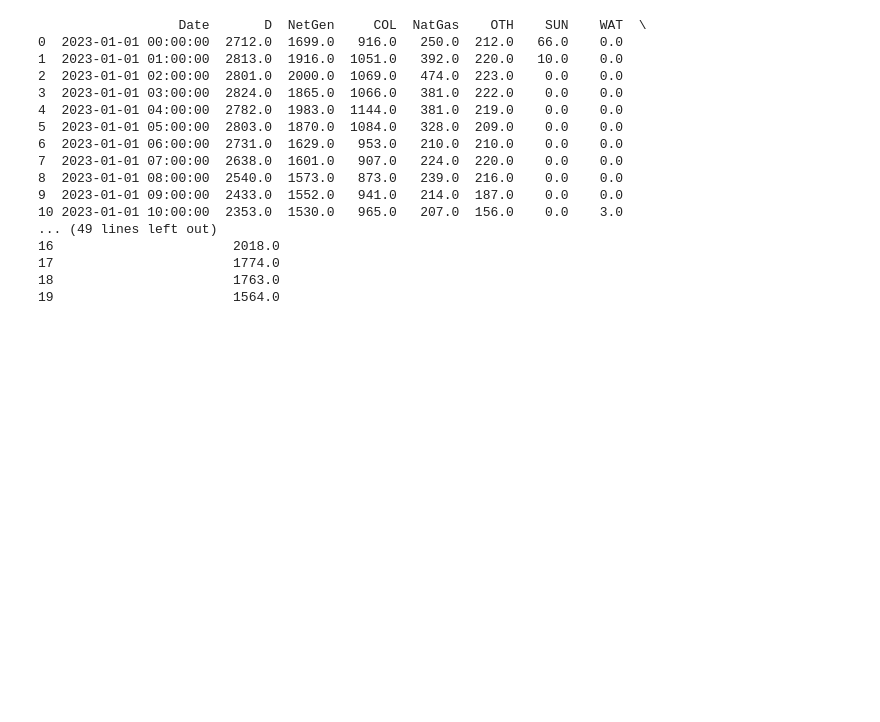
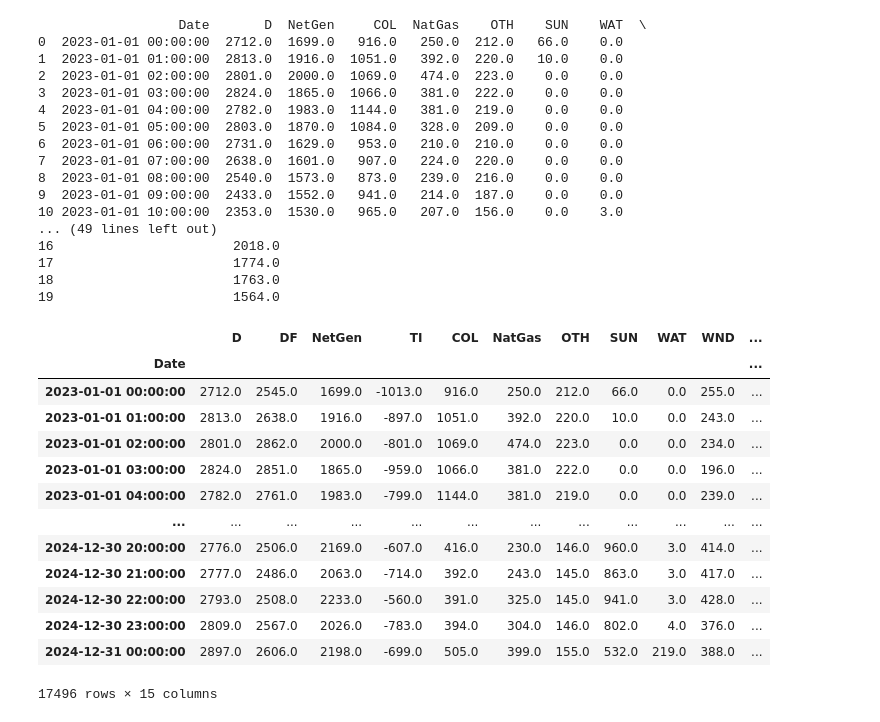
Before and after one commit to Sustainable-Building-Energy/Sustainable, a Jupyter notebook: LADWP_electricity.ipynb, the cells around one changed output. Drawn from its saved outputs; the diff is of its cells as text; code cells hidden in the pictures; blank space fills up the shorter version.

```diff
--- a/LADWP_electricity.ipynb
+++ b/LADWP_electricity.ipynb
@@ -741,3 +738,20 @@ df_merged.to_csv("ladwp_hourly_merged_with_differences.csv", index=False)
 17                       1774.0
 18                       1763.0
 19                       1564.0
+# %%
+df_merged
+# %% [output]
+|  | D | DF | NetGen | TI | COL | NatGas | OTH | SUN | WAT | WND | ... |
+| Date |  |  |  |  |  |  |  |  |  |  | ... |
+| 2023-01-01 00:00:00 | 2712.0 | 2545.0 | 1699.0 | -1013.0 | 916.0 | 250.0 | 212.0 | 66.0 | 0.0 | 255.0 | ... |
+| 2023-01-01 01:00:00 | 2813.0 | 2638.0 | 1916.0 | -897.0 | 1051.0 | 392.0 | 220.0 | 10.0 | 0.0 | 243.0 | ... |
+| 2023-01-01 02:00:00 | 2801.0 | 2862.0 | 2000.0 | -801.0 | 1069.0 | 474.0 | 223.0 | 0.0 | 0.0 | 234.0 | ... |
+| 2023-01-01 03:00:00 | 2824.0 | 2851.0 | 1865.0 | -959.0 | 1066.0 | 381.0 | 222.0 | 0.0 | 0.0 | 196.0 | ... |
+| 2023-01-01 04:00:00 | 2782.0 | 2761.0 | 1983.0 | -799.0 | 1144.0 | 381.0 | 219.0 | 0.0 | 0.0 | 239.0 | ... |
+| ... | ... | ... | ... | ... | ... | ... | ... | ... | ... | ... | ... |
+| 2024-12-30 20:00:00 | 2776.0 | 2506.0 | 2169.0 | -607.0 | 416.0 | 230.0 | 146.0 | 960.0 | 3.0 | 414.0 | ... |
+| 2024-12-30 21:00:00 | 2777.0 | 2486.0 | 2063.0 | -714.0 | 392.0 | 243.0 | 145.0 | 863.0 | 3.0 | 417.0 | ... |
+| 2024-12-30 22:00:00 | 2793.0 | 2508.0 | 2233.0 | -560.0 | 391.0 | 325.0 | 145.0 | 941.0 | 3.0 | 428.0 | ... |
+| 2024-12-30 23:00:00 | 2809.0 | 2567.0 | 2026.0 | -783.0 | 394.0 | 304.0 | 146.0 | 802.0 | 4.0 | 376.0 | ... |
+| 2024-12-31 00:00:00 | 2897.0 | 2606.0 | 2198.0 | -699.0 | 505.0 | 399.0 | 155.0 | 532.0 | 219.0 | 388.0 | ... |
+17496 rows × 15 columns
```
Also changed, not shown: parts of 6 cells of this notebook, 5 other files.
